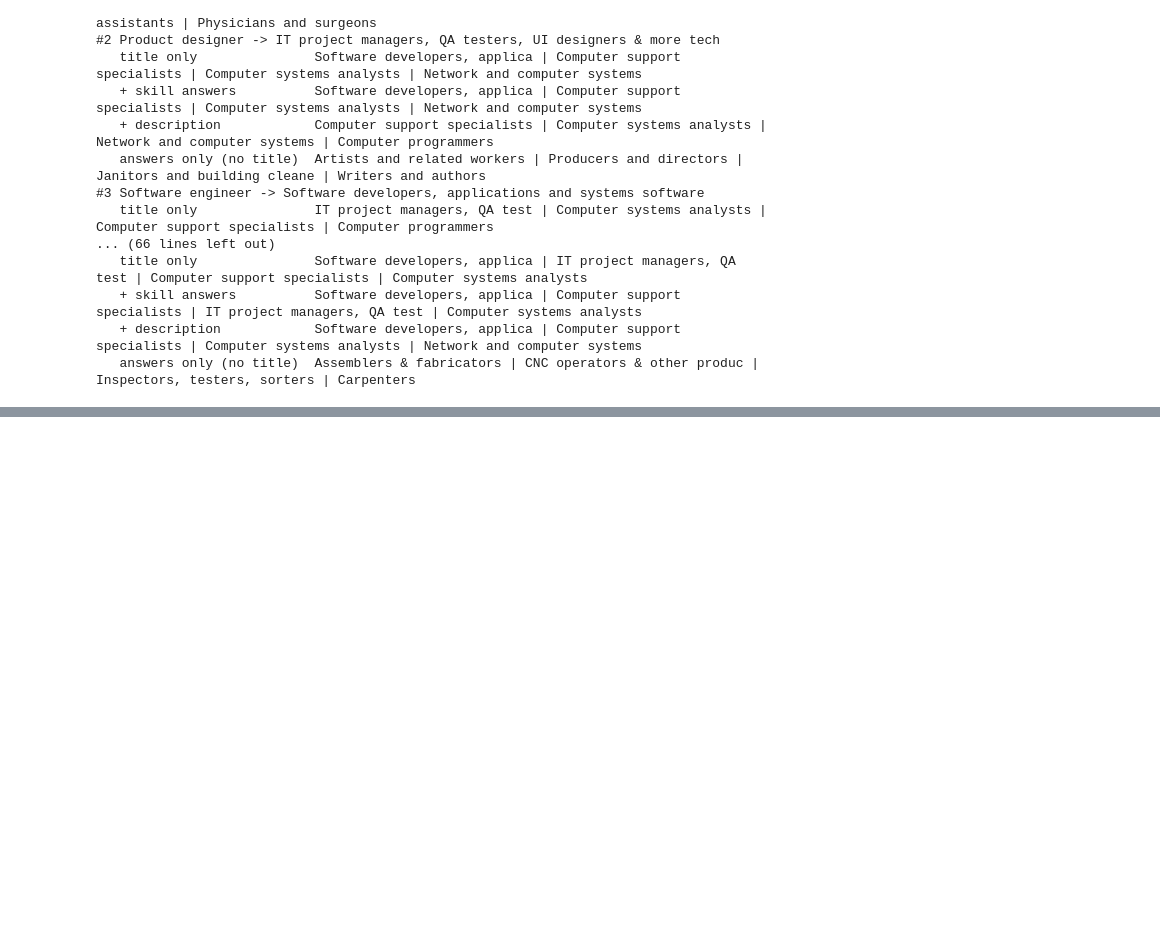
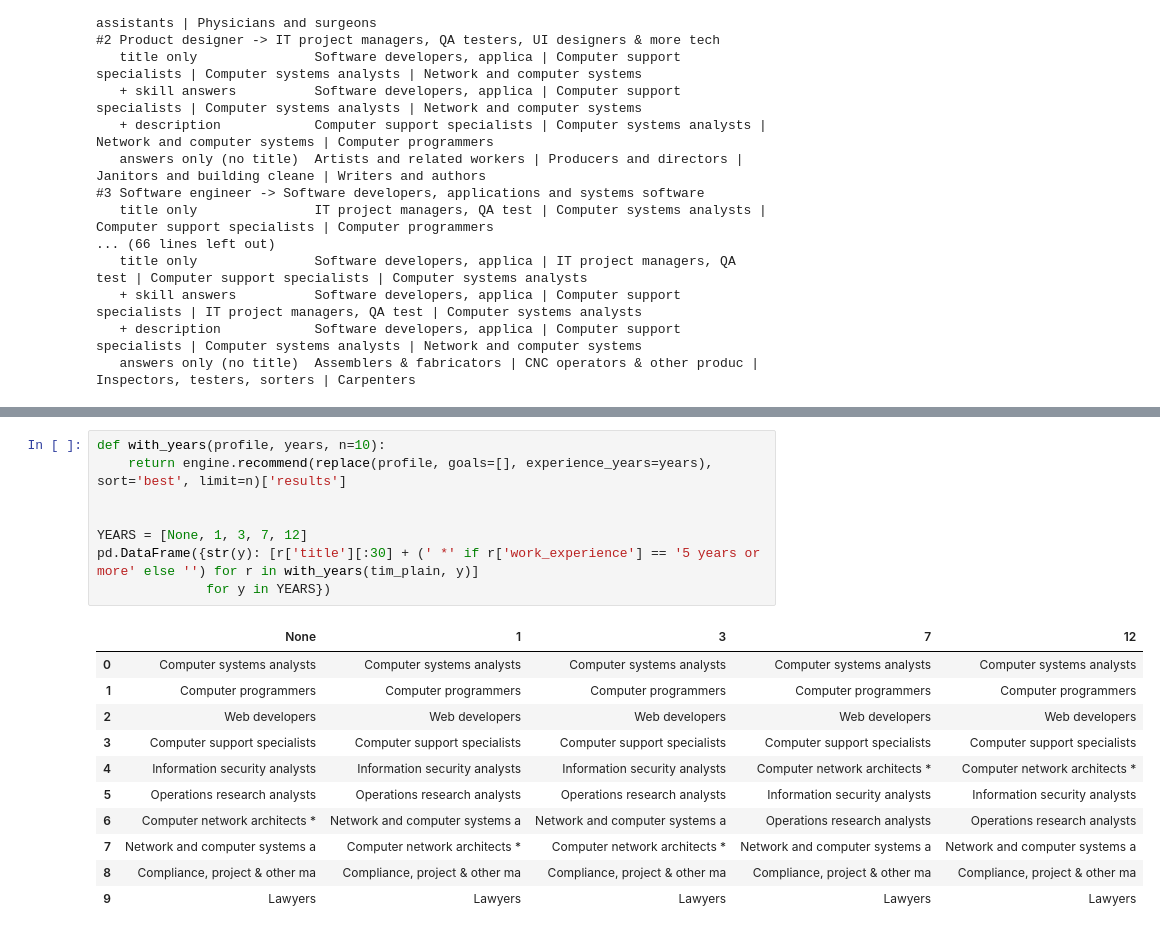
Before and after one commit to tlebon/job-transit, a Jupyter notebook: notebooks/09_recommendation_audit.ipynb, the cells around one changed output, grey strips where cells are left out. Cells and saved outputs as stored; diff of their text form; blank space fills up the shorter version.

```diff
--- a/notebooks/09_recommendation_audit.ipynb
+++ b/notebooks/09_recommendation_audit.ipynb
@@ -253,0 +429,20 @@ for person in people:
+# %%
+def with_years(profile, years, n=10):
+    return engine.recommend(replace(profile, goals=[], experience_years=years), sort='best', limit=n)['results']
+
+
+YEARS = [None, 1, 3, 7, 12]
+pd.DataFrame({str(y): [r['title'][:30] + (' *' if r['work_experience'] == '5 years or more' else '') for r in with_years(tim_plain, y)]
+              for y in YEARS})
+# %% [output]
+|  | None | 1 | 3 | 7 | 12 |
+| 0 | Computer systems analysts | Computer systems analysts | Computer systems analysts | Computer systems analysts | Computer systems analysts |
+| 1 | Computer programmers | Computer programmers | Computer programmers | Computer programmers | Computer programmers |
+| 2 | Web developers | Web developers | Web developers | Web developers | Web developers |
+| 3 | Computer support specialists | Computer support specialists | Computer support specialists | Computer support specialists | Computer support specialists |
+| 4 | Information security analysts | Information security analysts | Information security analysts | Computer network architects * | Computer network architects * |
+| 5 | Operations research analysts | Operations research analysts | Operations research analysts | Information security analysts | Information security analysts |
+| 6 | Computer network architects * | Network and computer systems a | Network and computer systems a | Operations research analysts | Operations research analysts |
+| 7 | Network and computer systems a | Computer network architects * | Computer network architects * | Network and computer systems a | Network and computer systems a |
+| 8 | Compliance, project & other ma | Compliance, project & other ma | Compliance, project & other ma | Compliance, project & other ma | Compliance, project & other ma |
+| 9 | Lawyers | Lawyers | Lawyers | Lawyers | Lawyers |
```
Also changed, not shown: parts of 15 cells of this notebook.
